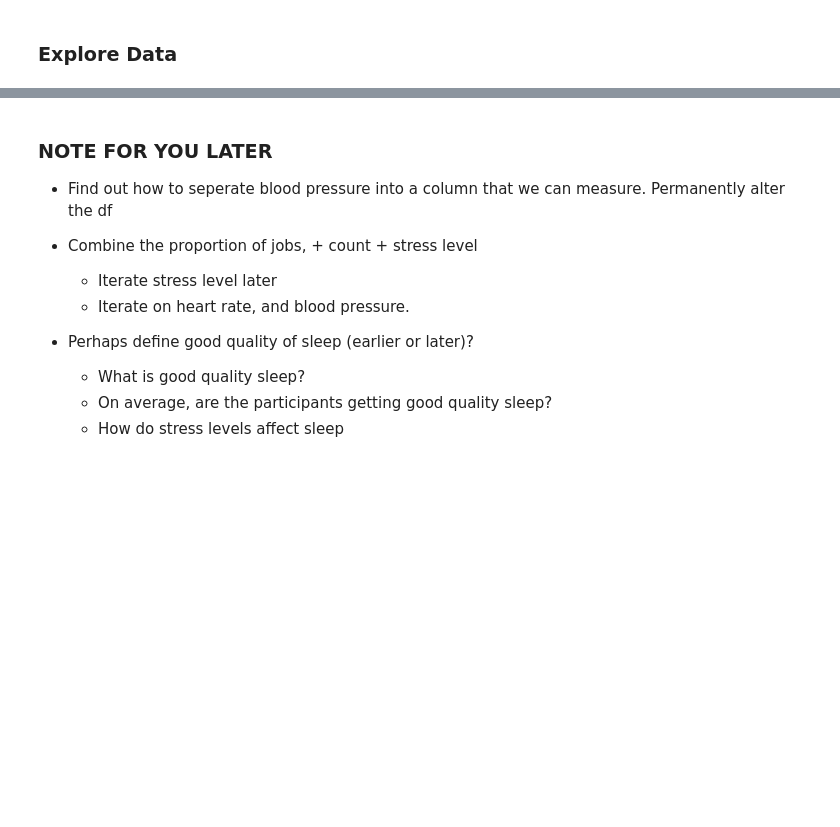
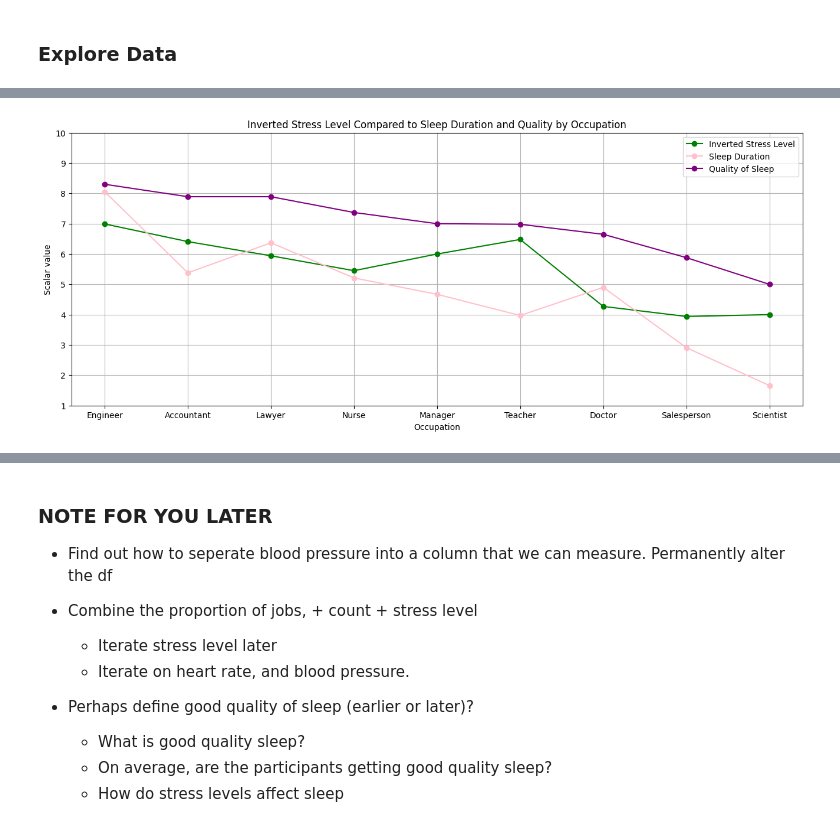
Before and after one commit to HunterTzou/DATA_110_FALL_2025, a Jupyter notebook: Tzou_Hunter_Sleep_Study.ipynb, the cells around one changed output, grey strips where cells are left out. Cells and saved outputs as stored; diff of their text form; code cells hidden in the pictures; blank space fills up the shorter version.

```diff
--- a/Tzou_Hunter_Sleep_Study.ipynb
+++ b/Tzou_Hunter_Sleep_Study.ipynb
@@ -235,0 +391,42 @@ stress_summary.head(11)
+# %%
+# Inverting Stress level
+
+## I am using 11 because the max is 10 and if we were to subtract it from 10, then it would become 0 and the scale would be off.
+
+df['Inverted Stress Level'] = 11 - df['Stress Level']
+
+# Normalizing Values
+
+## AI Awknowledgement: I did not know how to normalize values, so I asked ChatGPT to show me how to do it
+
+scaler = MinMaxScaler(feature_range=(1, 10))
+
+col_scale = ['Sleep Duration']
+
+df_scaled = df.copy()
+
+df_scaled[col_scale] = scaler.fit_transform(df_scaled[col_scale]).round(2)
+
+df_scaled.head(10)
+
+# Visualizing Stress Compared to Sleep
+
+stress_viz = df_scaled.groupby('Occupation')[['Sleep Duration', 'Quality of Sleep','Inverted Stress Level']].mean().round(2)
+
+stress_viz = stress_viz.sort_values(by='Quality of Sleep', ascending=False)
+
+plt.figure(figsize=(16, 6))
+plt.plot(stress_viz.index, stress_viz['Inverted Stress Level'], marker = 'o', color = 'green', label='Inverted Stress Level')
+plt.plot(stress_viz.index, stress_viz['Sleep Duration'], marker = 'o', color = 'pink', label='Sleep Duration')
+plt.plot(stress_viz.index, stress_viz['Quality of Sleep'], marker = 'o', color = 'purple', label='Quality of Sleep')
+
+plt.grid()
+plt.ylim(1,10)
+
+plt.title("Inverted Stress Level Compared to Sleep Duration and Quality by Occupation")
+plt.xlabel("Occupation")
+plt.ylabel("Scalar value")
+plt.legend()
+plt.show()
+# %% [output]
+[figure, added]
```
Also changed, not shown: parts of 27 cells of this notebook.
